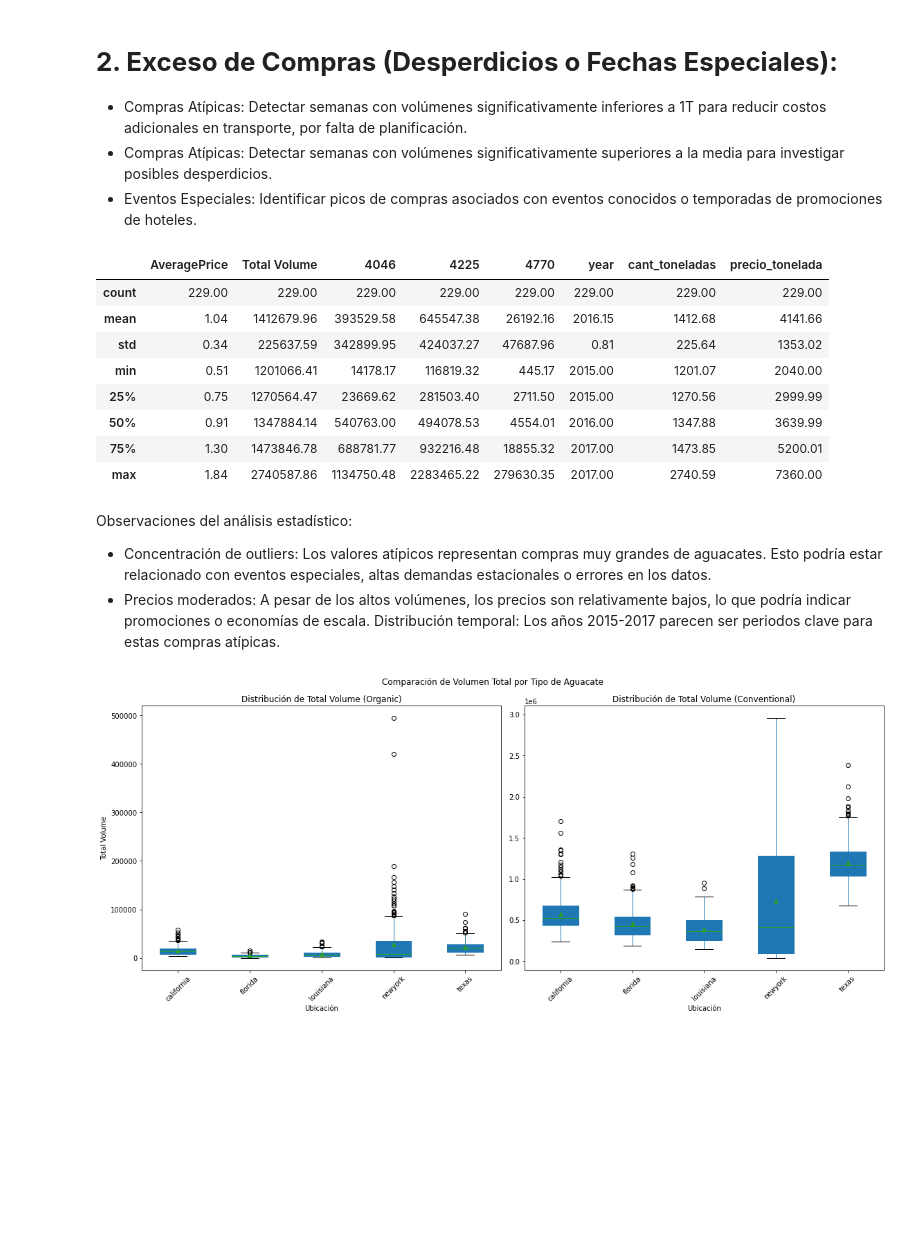
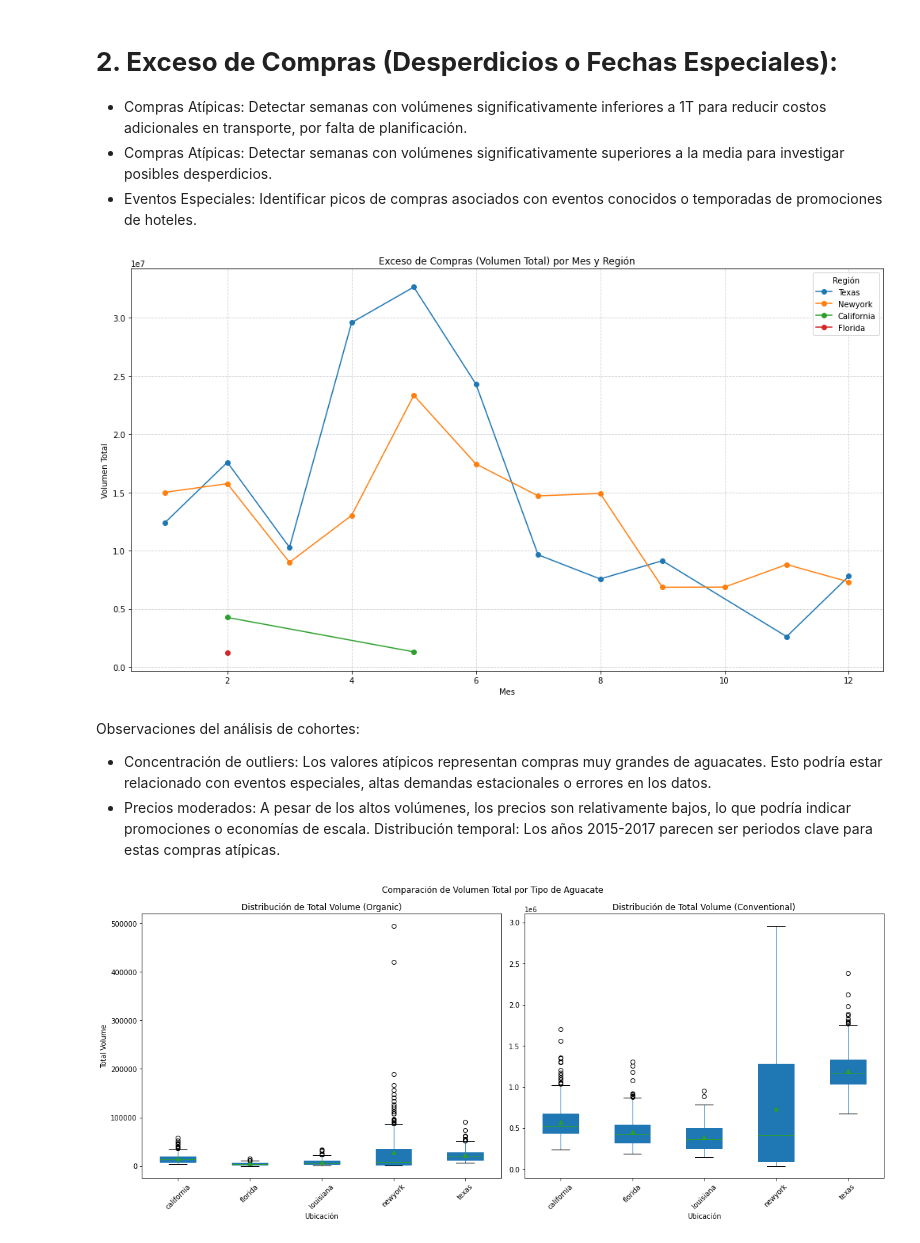
Before and after one commit to Julix4/AvoEconomics, a Jupyter notebook: cohortes-avanzados.ipynb, the cells around one changed output. Saved outputs shown, nothing was run; the diff lists cells and outputs as text; code cells hidden in the pictures; blank space fills up the shorter version.

Commit message:
update cohortes-avanzados

```diff
--- a/cohortes-avanzados.ipynb
+++ b/cohortes-avanzados.ipynb
@@ -139,20 +140,36 @@ volume_std = df_avocado_hotels['Total Volume'].std()
 
 # Identificar semanas con volúmenes superiores a la media + 2 desviaciones estándar
 df_outliers = df_avocado_hotels[df_avocado_hotels['Total Volume'] > (volume_mean + 2 * volume_std)]
-# %%
-df_outliers.describe().round(2)
-# %% [output]
-|  | AveragePrice | Total Volume | 4046 | 4225 | 4770 | year | cant_toneladas | precio_tonelada |
-| count | 229.00 | 229.00 | 229.00 | 229.00 | 229.00 | 229.00 | 229.00 | 229.00 |
-| mean | 1.04 | 1412679.96 | 393529.58 | 645547.38 | 26192.16 | 2016.15 | 1412.68 | 4141.66 |
-| std | 0.34 | 225637.59 | 342899.95 | 424037.27 | 47687.96 | 0.81 | 225.64 | 1353.02 |
-| min | 0.51 | 1201066.41 | 14178.17 | 116819.32 | 445.17 | 2015.00 | 1201.07 | 2040.00 |
-| 25% | 0.75 | 1270564.47 | 23669.62 | 281503.40 | 2711.50 | 2015.00 | 1270.56 | 2999.99 |
-| 50% | 0.91 | 1347884.14 | 540763.00 | 494078.53 | 4554.01 | 2016.00 | 1347.88 | 3639.99 |
-| 75% | 1.30 | 1473846.78 | 688781.77 | 932216.48 | 18855.32 | 2017.00 | 1473.85 | 5200.01 |
-| max | 1.84 | 2740587.86 | 1134750.48 | 2283465.22 | 279630.35 | 2017.00 | 2740.59 | 7360.00 |
+# %%
+df_outliers['Month'] = df_outliers['Date'].dt.month  # Extraer mes
+cohorte_exceso = df_outliers.groupby(['Month', 'location', 'type']).agg(
+    total_volume=('Total Volume', 'sum'),
+    avg_price=('AveragePrice', 'mean'),
+    count=('Total Volume', 'count')
+).reset_index()
+
+# Visualización
+plt.figure(figsize=(14, 8))
+
+# Diferenciar por región
+for location in df_outliers['location'].unique():
+    filtered = cohorte_exceso[cohorte_exceso['location'] == location]
+    plt.plot(
+        filtered['Month'], filtered['total_volume'], marker='o',
+        label=location.capitalize()
+    )
+
+plt.title('Exceso de Compras (Volumen Total) por Mes y Región')
+plt.xlabel('Mes')
+plt.ylabel('Volumen Total')
+plt.legend(title='Región')
+plt.grid(True, linestyle='--', alpha=0.6)
+plt.tight_layout()
+plt.show()
+# %% [output]
+[figure, added]
 # %% [markdown]
-Observaciones del análisis estadístico:
+Observaciones del análisis de cohortes:
 - Concentración de outliers: Los valores atípicos representan compras muy grandes de aguacates. Esto podría estar relacionado con eventos especiales, altas demandas estacionales o errores en los datos.
 - Precios moderados: A pesar de los altos volúmenes, los precios son relativamente bajos, lo que podría indicar promociones o economías de escala.
 Distribución temporal: Los años 2015-2017 parecen ser periodos clave para estas compras atípicas.
```
Also changed, not shown: parts of 8 cells of this notebook.
